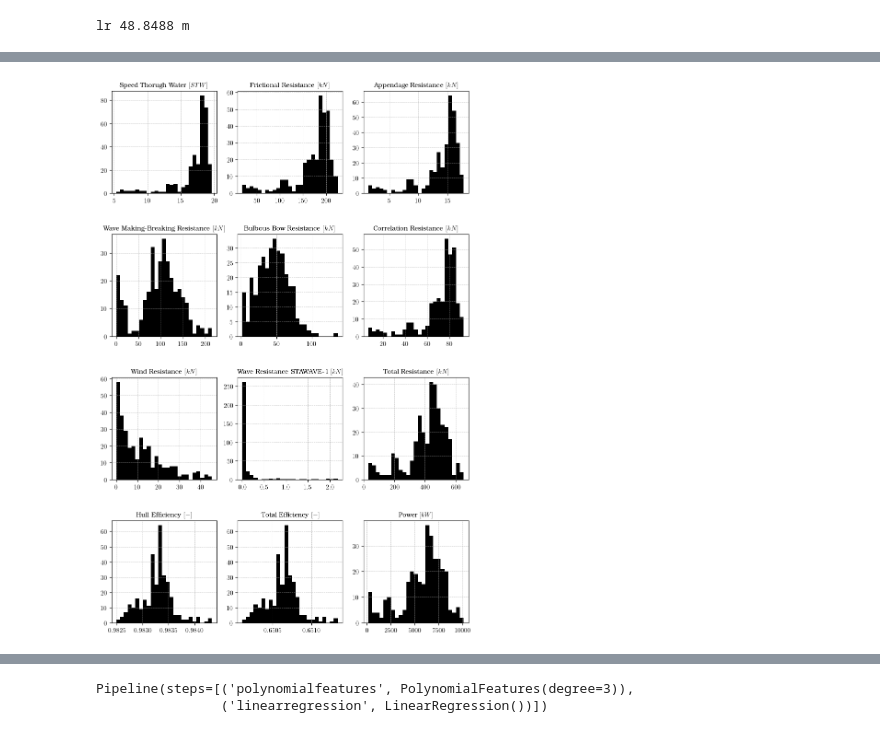
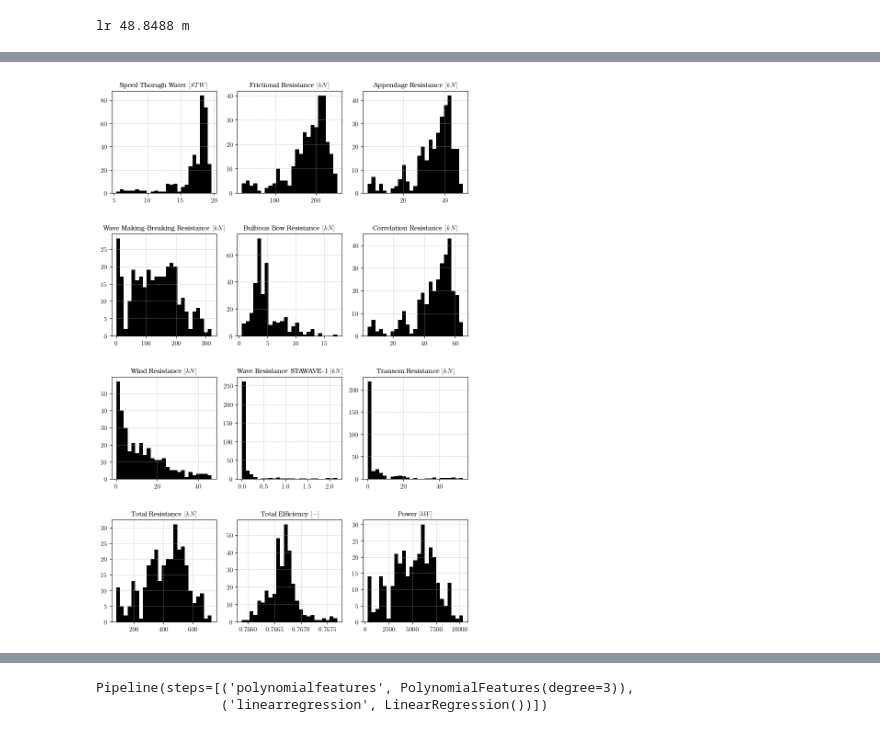
Before and after one commit to hiwafi/thesis-ais, a Jupyter notebook: AISJune_stg_two_v2.ipynb, the cells around one changed output, grey strips where cells are left out. Saved outputs shown, nothing was run; the diff lists cells and outputs as text; code cells hidden in the pictures.

Commit message:
Formula for Rb reverted old version, better plot actual vs pred

```diff
--- a/AISJune_stg_two_v2.ipynb
+++ b/AISJune_stg_two_v2.ipynb
@@ -779,7 +779,7 @@ dfprog["vgms"] = dfprog["sog_pred"]/1.9438
 
 # Conversion of actual SOG to m/s
 
-# dfprog["vgms_act"] = dfprog["sog_act"]/1.9438
+dfprog["vgms_act"] = dfprog["sog_act"]/1.9438
 # %%
 # Conversion of the angles to radian
 
@@ -876,11 +864,11 @@ Switch between actual and predicted here
 # %%
 # Convert STW to m/s, stw with only current correction
 
-dfprog['stw_pred_ms'] = dfprog['stw_pred'] / 1.94384
+# dfprog['stw_pred_ms'] = dfprog['stw_pred'] / 1.94384
 
 # Switch between actual and predicted here
 
-# dfprog['stw_pred_ms'] = dfprog['stw_act'] / 1.94384
+dfprog['stw_pred_ms'] = dfprog['stw_act'] / 1.94384
 
 # Calculation for Block coefficient,C_b, according to Schneekluth and Bertram 1998
 # Then Froude number is required
@@ -1327,0 +1269,22 @@ dfprog.head()
+# %%
+# Calculate Efficiencies
+
+# Diameter value for ship estimated from Bertram
+
+# D = 0.215*16 #m
+# Revised D, 08.07.23
+D = 4 # m, from flyer
+
+# Update C_v formula
+
+dfprog['C_v'] = (dfprog['k1_const']*dfprog['R_f'] + dfprog['R_app'] + dfprog['R_a']) / (0.5*rho_sea*dfprog['stw_pred_ms']**2*(dfprog['S_bh']+S_app))
+dfprog['w'] = 0.3095 * C_b + 10*dfprog['C_v']*C_b - (0.23*D)/np.sqrt(B*dfprog['draught'])
+dfprog['t'] = 0.325*C_b - 0.1885*D/np.sqrt(B*dfprog['draught'])
+dfprog['eff_h'] = (1-dfprog['t']) / (1-dfprog['w'])
+dfprog['eff_r'] = 0.9737 + 0.111*(C_p - 0.225*lcb) - 0.06325*lcb
+dfprog['eff_s'] = 0.99 # Set according to holtrop mennen and man
+dfprog['eff_o'] = 0.75 # Approximation from Wageningen Line from Breslin94, since Holtrop perform their measurement in Wageningen basin
+
+dfprog['eff_tot'] = dfprog['eff_h']* dfprog['eff_r']* dfprog['eff_s']*dfprog['eff_o'] # consider sea margin
+
+print(f"Total Efficiency {dfprog['eff_tot'].mean():0.3f} N")
@@ -1348,10 +1327,10 @@ memory usage: 161.0 KB
 # %%
 # Drop All intermediate Constants
 
-dfprog_f = dfprog.drop(['Re','C_f','Fr_n','m_2','F_ni',
+dfprog_f = dfprog.drop(['Re','C_f','Fr_n','m_4','Fn_i',
                         'C_v','w','t','sog_act','stw_pred_ms','V_aw','awa_c1','epsilon','Raa_const1','Raa_const2','Raa_const3',
                         'k1_const','A_m','A_t','A_bt','sbh_a','sbh_e','sbh_g',
-                        'S_bh','c3','c5','m_1','c1','F_nT','R_tr'],axis=1)
+                        'S_bh','c3','c5','m_1','c1','Fn_tr','R_tr','c6','c4'],axis=1)
 # %%
 # dfprog_f.info()
 # %%
@@ -1392,6 +1371,7 @@ R_f = dfprog_f['R_f']/1e3
 R_app = dfprog_f['R_app']/1e3
 R_w = dfprog_f['R_w']/1e3
 R_b = dfprog_f['R_b']/1e3
+R_tr = dfprog['R_tr']/1e3
 R_a = dfprog_f['R_a']/1e3
 R_aa = dfprog_f['R_aa']/1e3
 # R_aa_hm = dfprog_f['R_aa_hm']/1e3
@@ -1434,38 +1414,42 @@ axes[2, 0].hist(R_aa,bins=25,color='black')
 axes[2, 0].set_title(r'Wind Resistance $[kN]$', fontsize=fs)
 axes[2, 0].grid(True,linestyle = '--', linewidth = 0.5)
 
 # axes[2, 0].hist(R_aa_hm,bins=25,color='black')
 # axes[2, 0].set_title(r'Wind Resistance $[kN]$', fontsize=fs)
 # axes[2, 0].grid(True,linestyle = '--', linewidth = 0.5)
 
 axes[2, 1].hist(R_awl,bins=25,color='black')
 axes[2, 1].set_title(r'Wave Resistance STAWAVE-1 $[kN]$', fontsize=fs)
 axes[2, 1].grid(True,linestyle = '--', linewidth = 0.5)
 
-axes[2, 2].hist(R_tot,bins=25,color='black')
-axes[2, 2].set_title(r'Total Resistance $[kN]$', fontsize=fs)
+axes[2, 2].hist(R_tr,bins=25,color='black')
+axes[2, 2].set_title(r'Transom Resistance $[kN]$', fontsize=fs)
 axes[2, 2].grid(True,linestyle = '--', linewidth = 0.5)
 
-axes[3, 0].hist(eff_h,bins=25,color='black')
-axes[3, 0].set_title(r'Hull Efficiency $[-]$', fontsize=fs)
+axes[3, 0].hist(R_tot,bins=25,color='black')
+axes[3, 0].set_title(r'Total Resistance $[kN]$', fontsize=fs)
 axes[3, 0].grid(True,linestyle = '--', linewidth = 0.5)
+
+# axes[3, 0].hist(eff_h,bins=25,color='black')
+# axes[3, 0].set_title(r'Hull Efficiency $[-]$', fontsize=fs)
+# axes[3, 0].grid(True,linestyle = '--', linewidth = 0.5)
 
 axes[3, 1].hist(eff_tot,bins=25,color='black')
 axes[3, 1].set_title(r'Total Efficiency $[-]$', fontsize=fs)
 axes[3, 1].grid(True,linestyle = '--', linewidth = 0.5)
 
 axes[3, 2].hist(P_b,bins=25,color='black')
 axes[3, 2].set_title(r'Power $[kW]$', fontsize=fs)
 axes[3, 2].grid(True,linestyle = '--', linewidth = 0.5)
 
 # axes[4, 1].hist(FOC,bins=25,color='black')
 # axes[4, 1].set_title(r'Fuel Consumption $[t/h]$', fontsize=fs)
 # axes[4, 1].grid(True,linestyle = '--', linewidth = 0.5)
 
 fig.subplots_adjust(hspace=0.4)
 plt.show()
 # %% [output]
-[figure, old version]
+[figure, new version]
 # %%
 plt.scatter(stw,P_b,edgecolors='black')
 plt.xlabel(r'Speed Through Water [$STW$]', fontsize=13)
```
Also changed, not shown: parts of 67 cells of this notebook, 1 other file.
